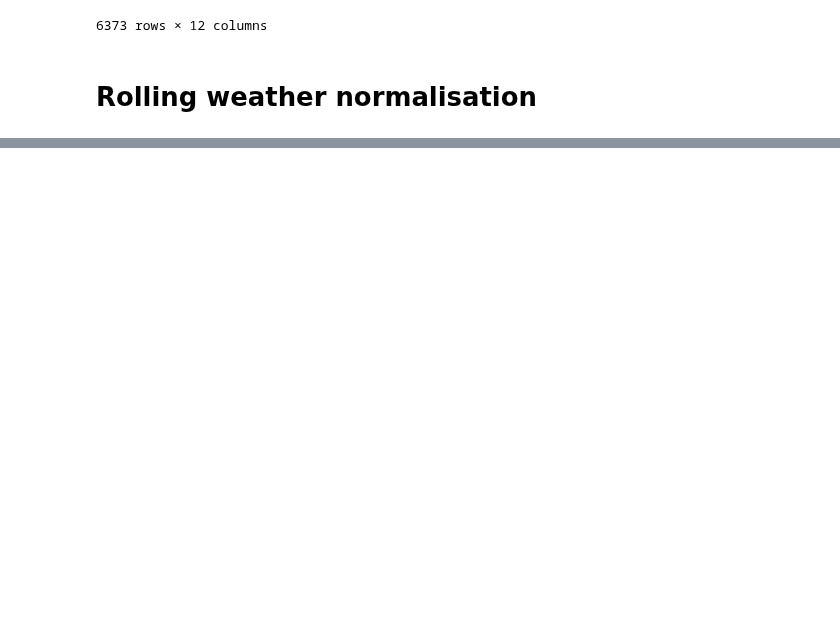
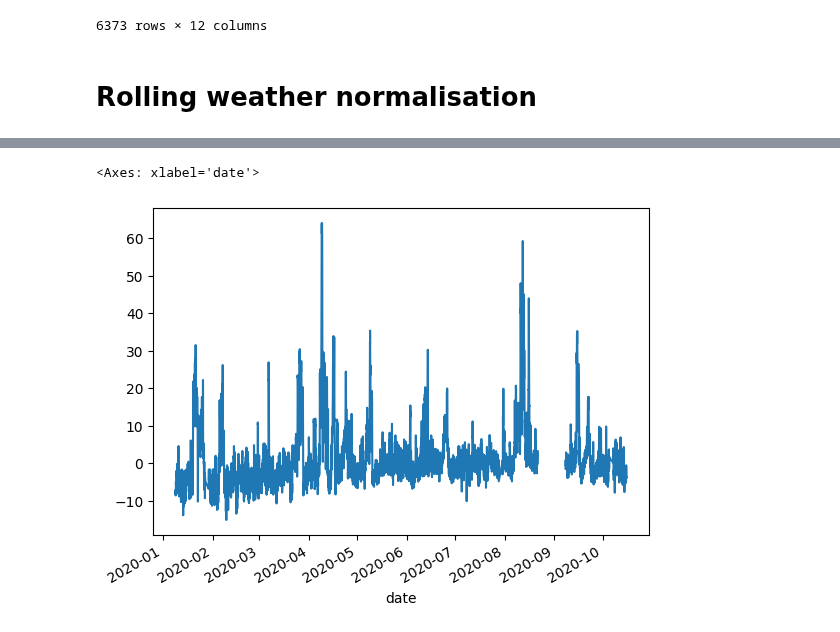
Before and after one commit to m-edal/normet, a Jupyter notebook: docs/notebooks/Case2_autodew.ipynb, the cells around one changed output, grey strips where cells are left out. Drawn from its saved outputs; the diff is of its cells as text; code cells hidden in the pictures; blank space fills up the shorter version.

```diff
--- a/docs/notebooks/Case2_autodew.ipynb
+++ b/docs/notebooks/Case2_autodew.ipynb
@@ -263,0 +354,5 @@ df_dewc.head()
+# %%
+df_dewc2['MET_short'].plot()
+# %% [output]
+<Axes: xlabel='date'>
+[figure, added]
```
Also changed, not shown: parts of 25 cells of this notebook, 2 other files.
